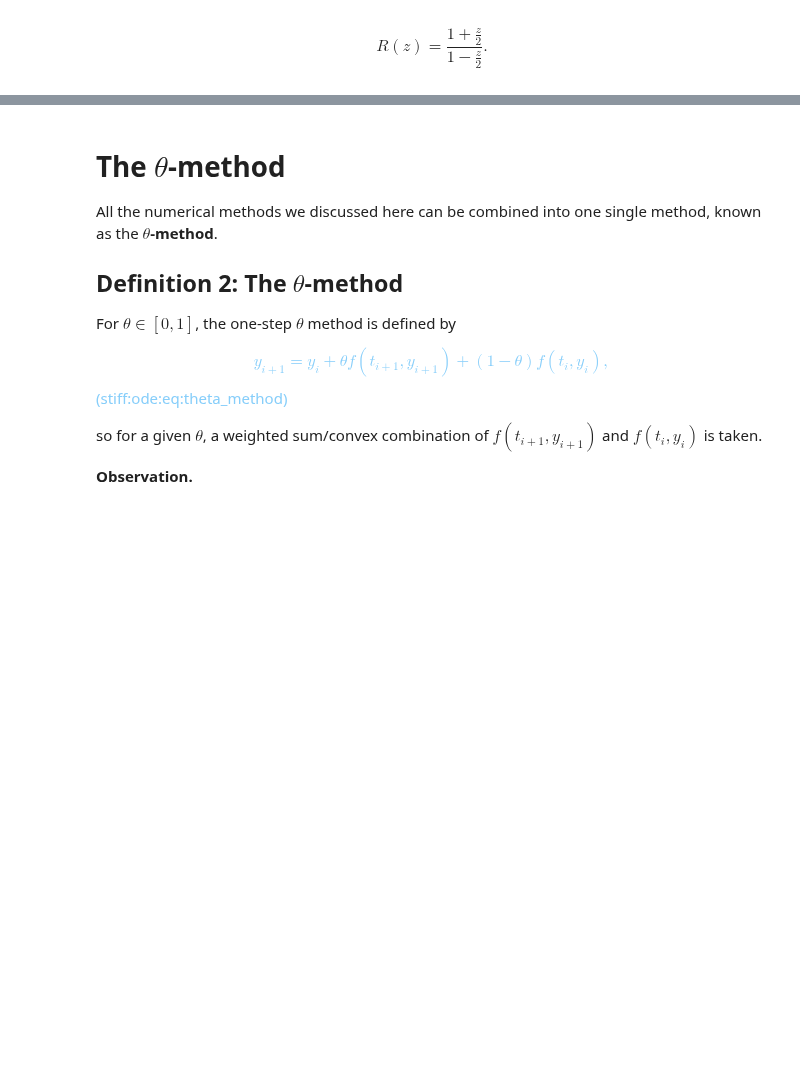
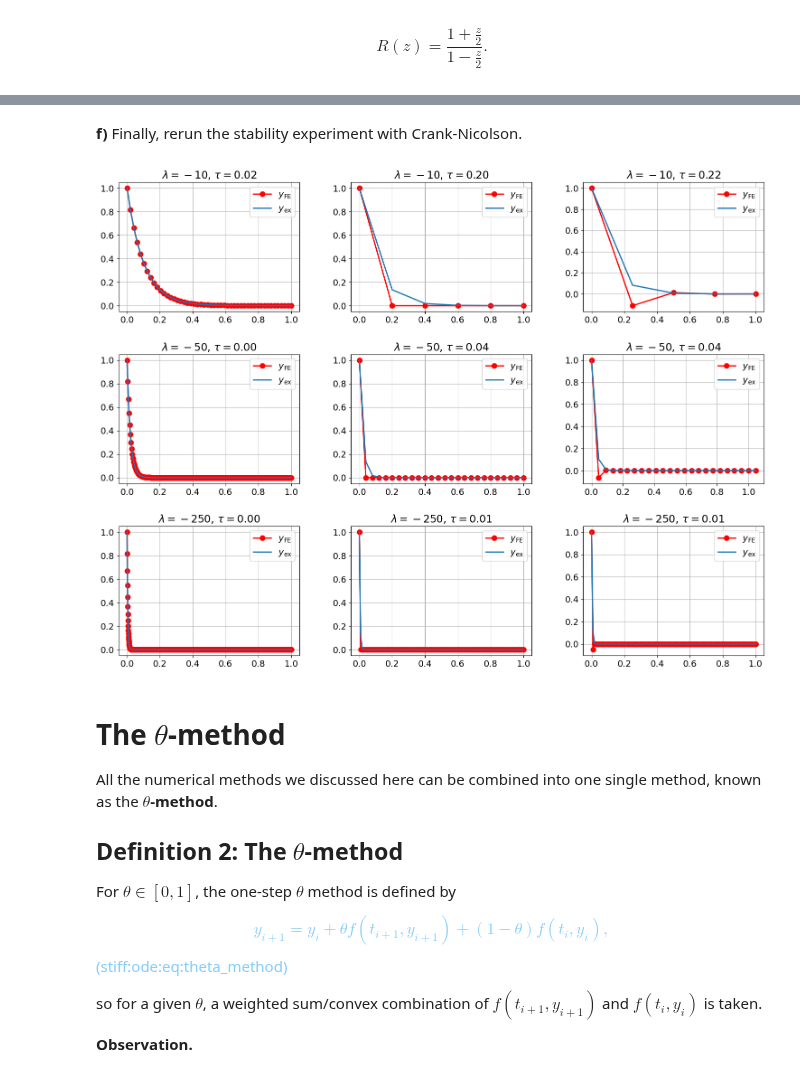
Before and after one commit to solniva/TMA4320_ScientificComputationNotes, a Jupyter notebook: chapter_ode/NuMeStiffODE.ipynb, the cells around one changed output, grey strips where cells are left out. Drawn from its saved outputs; the diff is of its cells as text; code cells hidden in the pictures; blank space fills up the shorter version.

```diff
--- a/chapter_ode/NuMeStiffODE.ipynb
+++ b/chapter_ode/NuMeStiffODE.ipynb
@@ -689,3 +734,39 @@ with Crank-Nicolson.
+# %% [markdown]
+**f)**
+Finally, rerun the stability experiment
+with Crank-Nicolson.
+# %%
+plt.rcParams['figure.figsize'] = (16.0, 12.0)
+t0, T = 0, 1
+y0 = 1
+lams = [-10, -50, -250]
+
+fig, axes = plt.subplots(3,3)
+fig.tight_layout(pad=3.0)
+
+for i in range(len(lams)):
+    lam = lams[i]
+    tau_l = 2/abs(lam)
+    taus = [0.1*tau_l, tau_l, 1.1*tau_l]
+
+    # rhs of IVP
+    f = lambda t,y: lam*y
+
+    # Exact solution to compare against
+    y_ex = lambda t: y0*np.exp(lam*(t-t0))
+
+    # Compute solution for different time step size
+    for j in range(len(taus)):
+        tau = taus[j]
+        Nmax = int(1/tau)
+        ts, ys = crank_nicolson(y0, t0, T, lam, Nmax)
+        ys_ex = y_ex(ts)
+        axes[i,j].set_title(f"$\\lambda = {lam}$, $\\tau = {tau:0.2f}$")
+        axes[i,j].plot(ts, ys, "ro-")
+        axes[i,j].plot(ts, ys_ex)
+        axes[i,j].legend([r"$y_{\mathrm{FE}}$", "$y_{\\mathrm{ex}}$"])
+# %% [output]
+[figure, added]
 # %% [markdown]
 # The $\theta$-method
 All the numerical methods we discussed here can be combined
```
Also changed, not shown: parts of 30 cells of this notebook.
